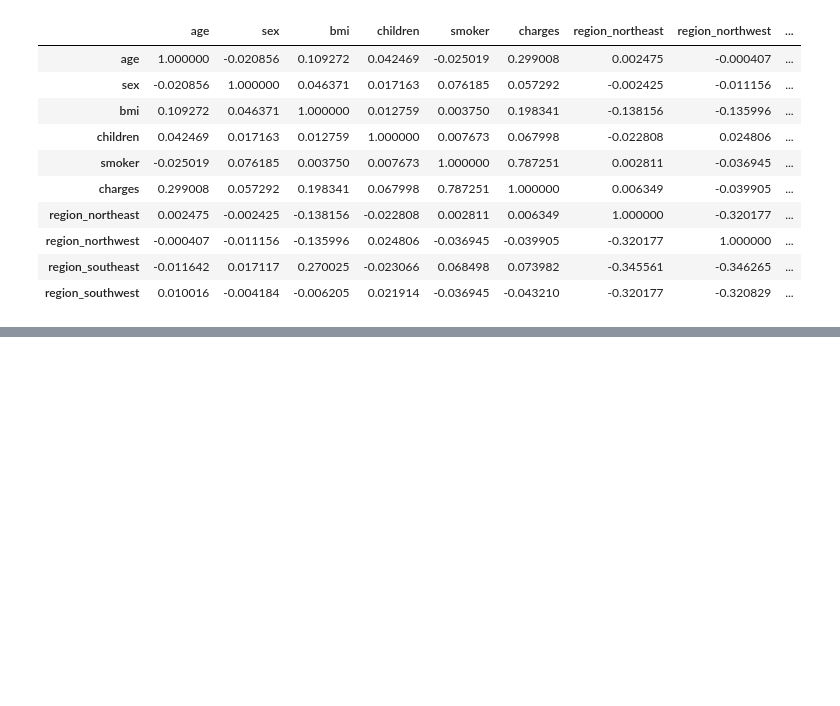
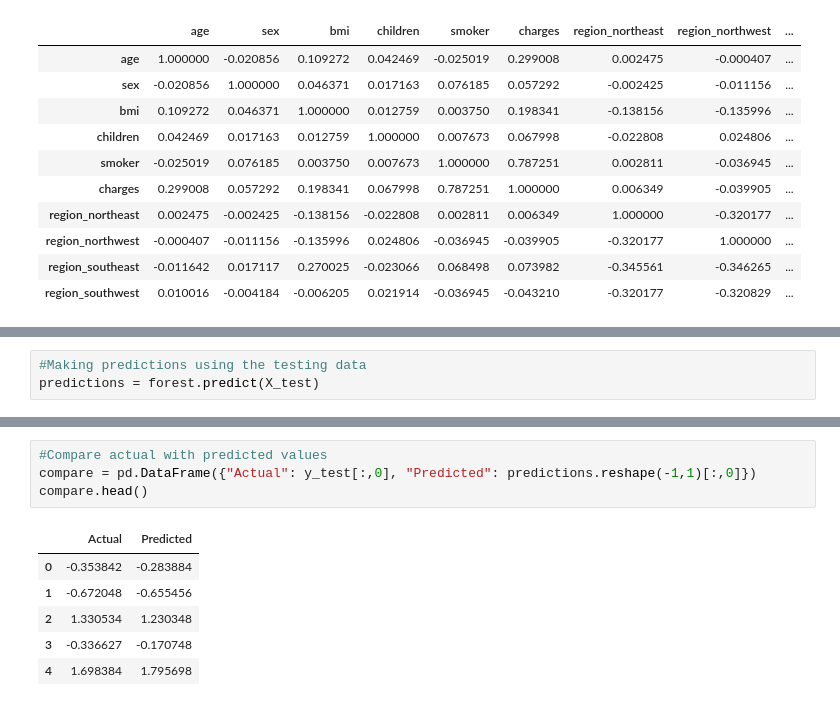
Before and after one commit to MikaMohd/Project-4-Group-7, a Jupyter notebook: group_7_RandomForrestRegressor.ipynb, the cells around one changed output, grey strips where cells are left out. Cells and saved outputs as stored; diff of their text form; blank space fills up the shorter version.

```diff
--- a/group_7_RandomForrestRegressor.ipynb
+++ b/group_7_RandomForrestRegressor.ipynb
@@ -264,0 +314,3 @@ h_data.corr()
+# %%
+#Making predictions using the testing data
+predictions = forest.predict(X_test)
@@ -264,0 +363,11 @@ h_data.corr()
+# %%
+#Compare actual with predicted values
+compare = pd.DataFrame({"Actual": y_test[:,0], "Predicted": predictions.reshape(-1,1)[:,0]})
+compare.head()
+# %% [output]
+|  | Actual | Predicted |
+| 0 | -0.353842 | -0.283884 |
+| 1 | -0.672048 | -0.655456 |
+| 2 | 1.330534 | 1.230348 |
+| 3 | -0.336627 | -0.170748 |
+| 4 | 1.698384 | 1.795698 |
```
Also changed, not shown: parts of 11 cells of this notebook.
